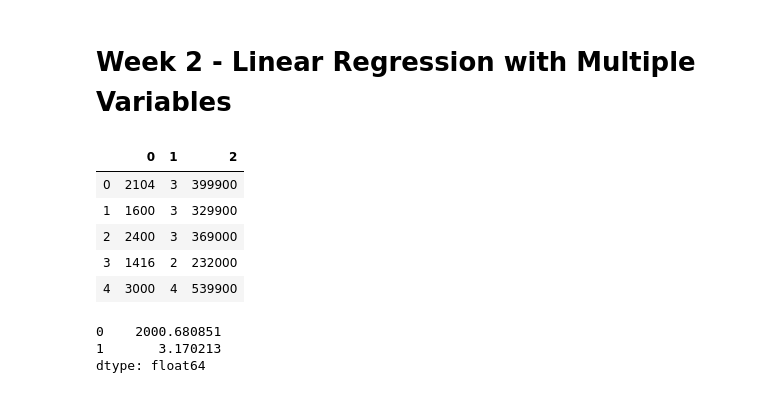
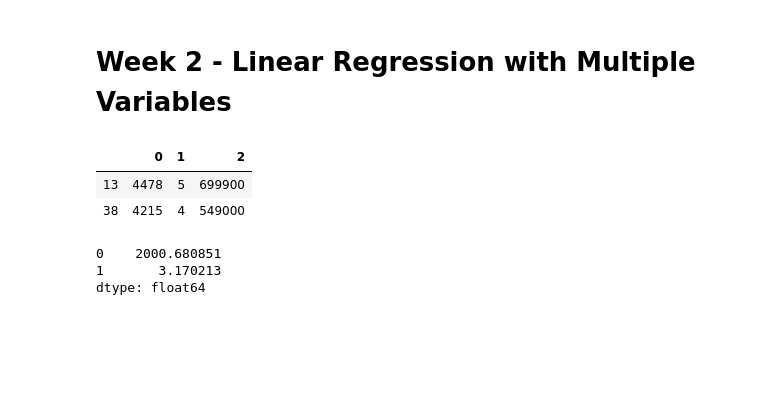
Before and after one commit to macwong/MachineLearning, a Jupyter notebook: Coursera Machine Learning/Week 2/Week 2 - Linear Regression with Multiple Variables.ipynb, the cells around one changed output. Drawn from its saved outputs; the diff is of its cells as text; code cells hidden in the pictures; blank space fills up the shorter version.

```diff
--- a/Coursera Machine Learning/Week 2/Week 2 - Linear Regression with Multiple Variables.ipynb
+++ b/Coursera Machine Learning/Week 2/Week 2 - Linear Regression with Multiple Variables.ipynb
@@ -6,14 +6,11 @@ import numpy as np
 # %%
 data = pd.read_csv("ex1data2.txt", header=None)
 # %%
-data.head()
+data[data[0] > 4000].head(50)
 # %% [output]
 |  | 0 | 1 | 2 |
-| 0 | 2104 | 3 | 399900 |
-| 1 | 1600 | 3 | 329900 |
-| 2 | 2400 | 3 | 369000 |
-| 3 | 1416 | 2 | 232000 |
-| 4 | 3000 | 4 | 539900 |
+| 13 | 4478 | 5 | 699900 |
+| 38 | 4215 | 4 | 549000 |
 # %%
 X = data[[0, 1]]
 y = data[2]
```
Also changed, not shown: parts of 6 cells of this notebook.
